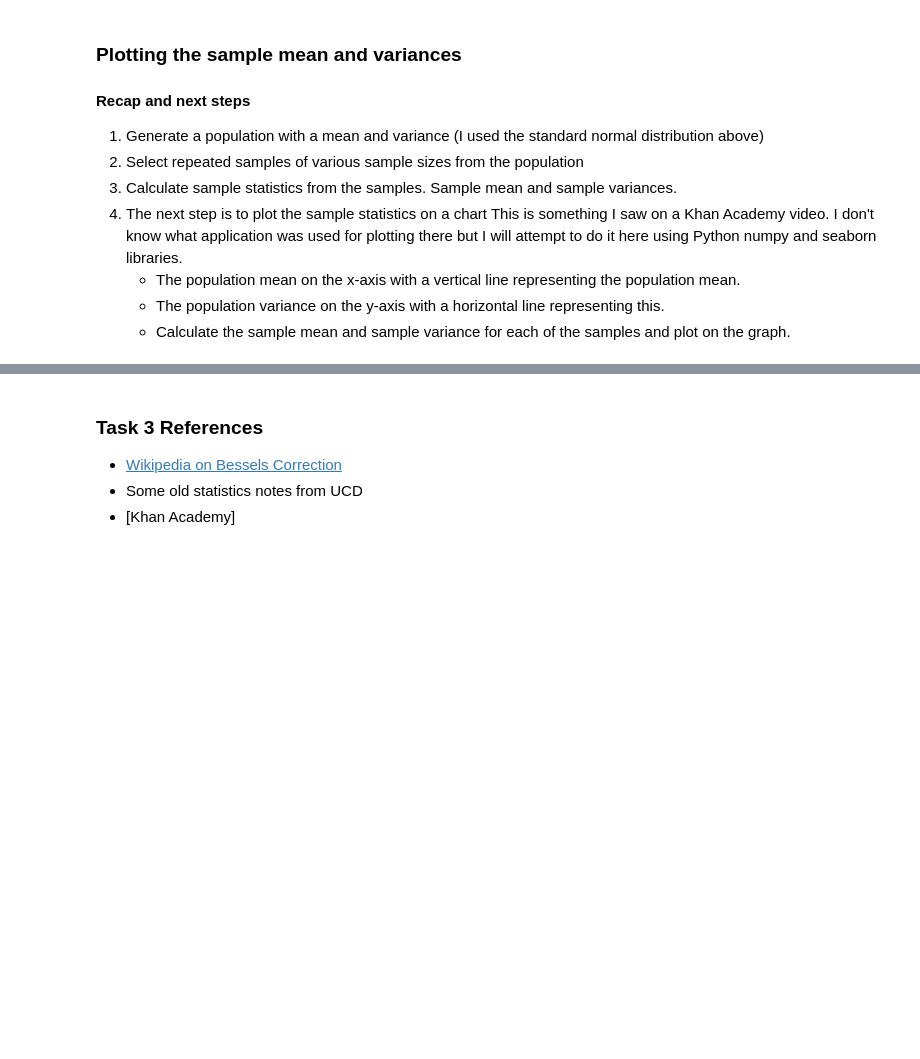
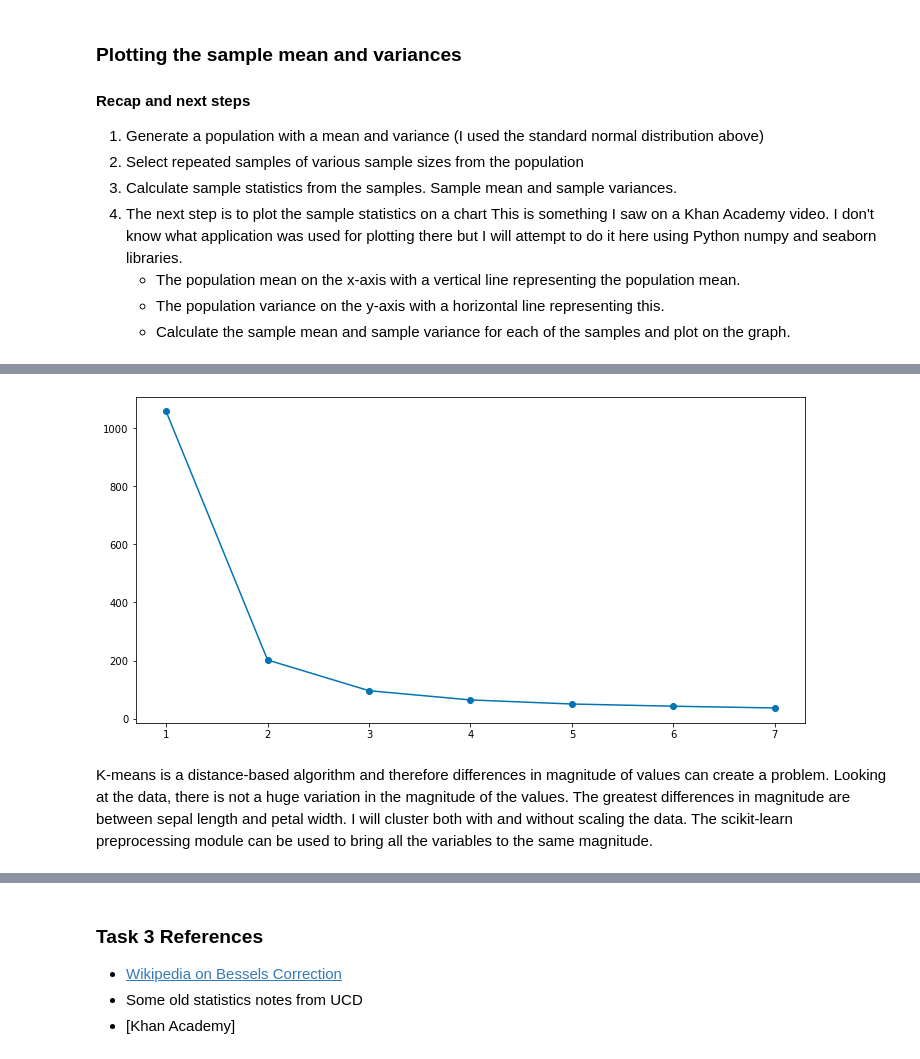
Before and after one commit to angela1C/Machine-Learning-and-Statistics-Tasks-Project-2020, a Jupyter notebook: Tasks.ipynb, the cells around one changed output, grey strips where cells are left out. Cells and saved outputs as stored; diff of their text form; code cells hidden in the pictures; blank space fills up the shorter version.

```diff
--- a/Tasks.ipynb
+++ b/Tasks.ipynb
@@ -1171,0 +1166,5 @@ print(x2.mean())
+# %%
+x1 = np.array(iris.Sepal_Length)
+x2 = np.array(iris.Sepal_Width)
+x3 = np.array(iris.Petal_Length)
+x4 = np.array(iris.Petal_Length)
@@ -1171,0 +1178,6 @@ print(x2.mean())
+# %%
+# Perform kmeans fitting.
+kmeans = skcl.KMeans(n_clusters=5, random_state=0).fit(X)
+kmeans = skcl.KMeans(n_clusters=6, random_state=0).fit(X)
+# default is 8 clusters
+kmeans = skcl.KMeans(random_state=0).fit(X)
@@ -1171,0 +1209,22 @@ print(x2.mean())
+# %%
+# fitting multiple k-means algorithms and storing the values in an empty list
+Inertia = []
+for cluster in range(1,8):
+    kmeans = skcl.KMeans(n_clusters = cluster, init='k-means++')
+    kmeans.fit(X)
+    Inertia.append(kmeans.inertia_)
+
+# converting the results into a dataframe and plotting them
+frame = pd.DataFrame({'Cluster':range(1,8), 'Inertia':Inertia})
+plt.figure(figsize=(12,6))
+plt.plot(frame['Cluster'], frame['Inertia'], marker='o')
+
+plt.xlabel= ('Number of clusters')
+plt.ylabel=('Inertia')
+plt.show()
+# %% [output]
+[figure, added]
+# %% [markdown]
+K-means is a distance-based algorithm and therefore differences in magnitude of values can create a problem.
+Looking at the data, there is not a huge variation in the magnitude of the values. The greatest differences in magnitude are between sepal length and petal width. I will cluster both with and without scaling the data.
+The scikit-learn preprocessing module can be used  to bring all the variables to the same magnitude.
```
Also changed, not shown: parts of 90 cells of this notebook.
